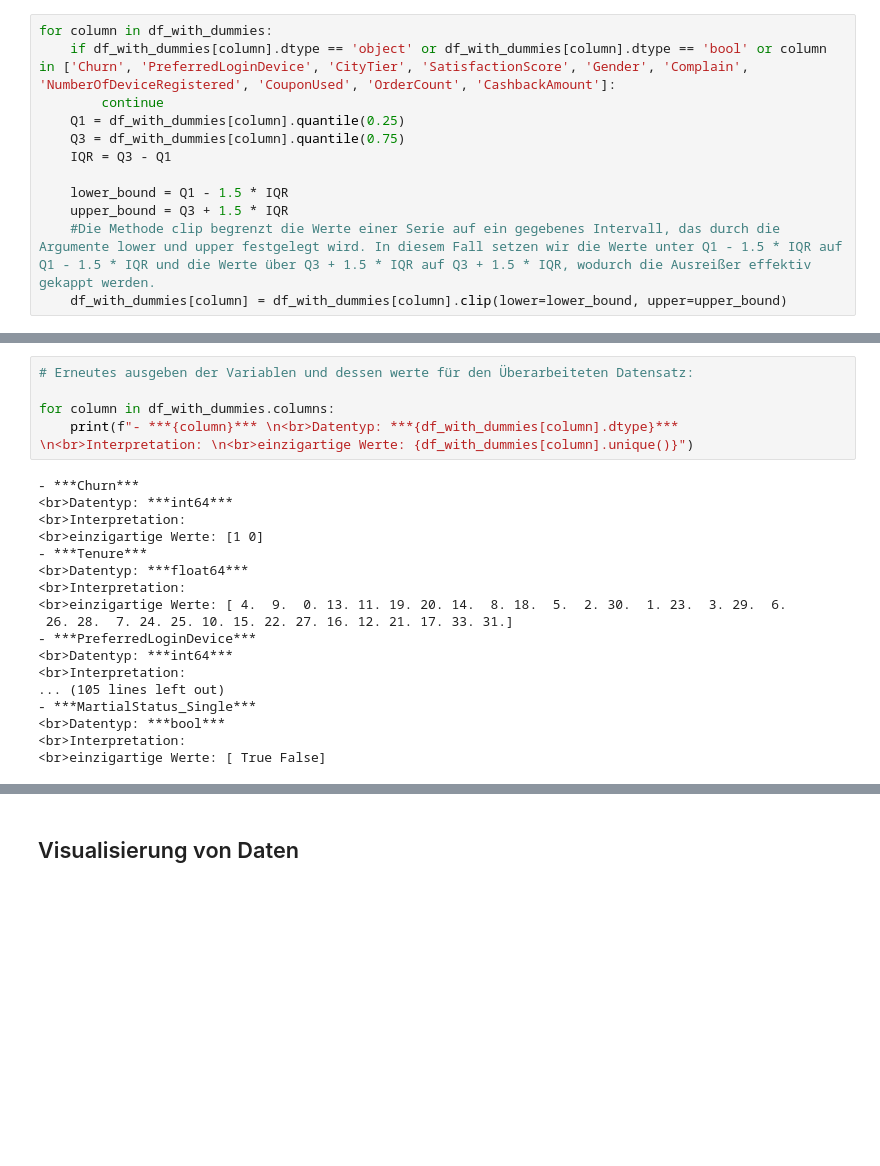
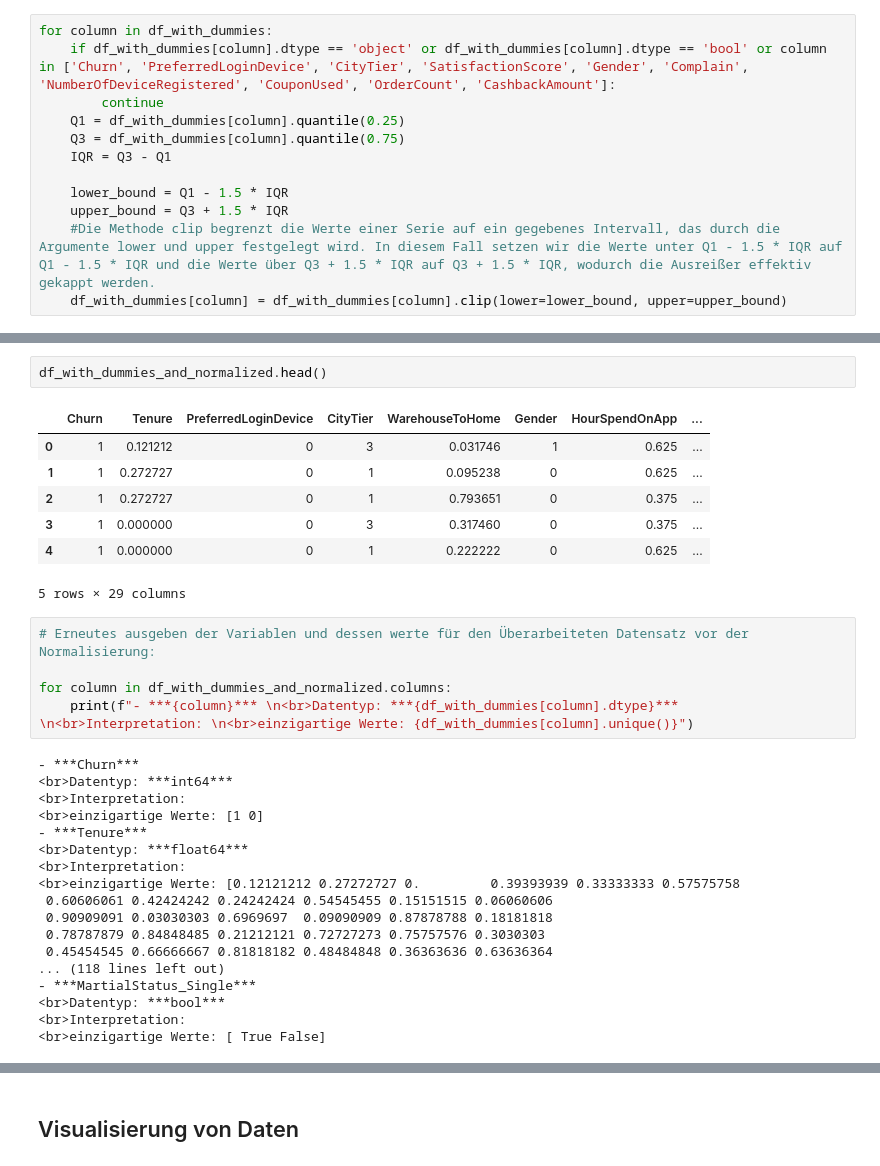
Before and after one commit to Jakob-Krey/GitShit, a Jupyter notebook: HA1_Datenanalyse_reset.ipynb, the cells around one changed output, grey strips where cells are left out. Cells and saved outputs as stored; diff of their text form; blank space fills up the shorter version.

Commit message:
Daten komplett überarbeitet
- letzter schritt der Daten normalisierung durchgeführt

```diff
--- a/HA1_Datenanalyse_reset.ipynb
+++ b/HA1_Datenanalyse_reset.ipynb
@@ -435,7 +501,17 @@ for column in df_with_dummies:
+# %%
+df_with_dummies_and_normalized.head()
+# %% [output]
+|  | Churn | Tenure | PreferredLoginDevice | CityTier | WarehouseToHome | Gender | HourSpendOnApp | ... |
+| 0 | 1 | 0.121212 | 0 | 3 | 0.031746 | 1 | 0.625 | ... |
+| 1 | 1 | 0.272727 | 0 | 1 | 0.095238 | 0 | 0.625 | ... |
+| 2 | 1 | 0.272727 | 0 | 1 | 0.793651 | 0 | 0.375 | ... |
+| 3 | 1 | 0.000000 | 0 | 3 | 0.317460 | 0 | 0.375 | ... |
+| 4 | 1 | 0.000000 | 0 | 1 | 0.222222 | 0 | 0.625 | ... |
+5 rows × 29 columns
 # %%
-# Erneutes ausgeben der Variablen und dessen werte für den Überarbeiteten Datensatz:
+# Erneutes ausgeben der Variablen und dessen werte für den Überarbeiteten Datensatz vor der Normalisierung:
 
-for column in df_with_dummies.columns:
+for column in df_with_dummies_and_normalized.columns:
     print(f"- ***{column}*** \n<br>Datentyp: ***{df_with_dummies[column].dtype}*** \n<br>Interpretation: \n<br>einzigartige Werte: {df_with_dummies[column].unique()}")
 # %% [output]
 - ***Churn***
@@ -445,12 +521,12 @@ for column in df_with_dummies.columns:
 - ***Tenure***
 <br>Datentyp: ***float64***
 <br>Interpretation:
-<br>einzigartige Werte: [ 4.  9.  0. 13. 11. 19. 20. 14.  8. 18.  5.  2. 30.  1. 23.  3. 29.  6.
- 26. 28.  7. 24. 25. 10. 15. 22. 27. 16. 12. 21. 17. 33. 31.]
-- ***PreferredLoginDevice***
-<br>Datentyp: ***int64***
-<br>Interpretation:
-... (105 lines left out)
+<br>einzigartige Werte: [0.12121212 0.27272727 0.         0.39393939 0.33333333 0.57575758
+ 0.60606061 0.42424242 0.24242424 0.54545455 0.15151515 0.06060606
+ 0.90909091 0.03030303 0.6969697  0.09090909 0.87878788 0.18181818
+ 0.78787879 0.84848485 0.21212121 0.72727273 0.75757576 0.3030303
+ 0.45454545 0.66666667 0.81818182 0.48484848 0.36363636 0.63636364
+... (118 lines left out)
 - ***MartialStatus_Single***
 <br>Datentyp: ***bool***
 <br>Interpretation:
```
Also changed, not shown: parts of 2 cells of this notebook, 3 other files.
